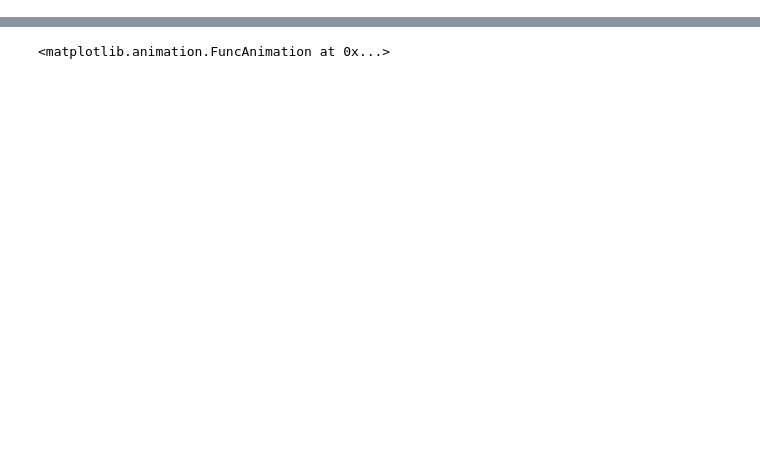
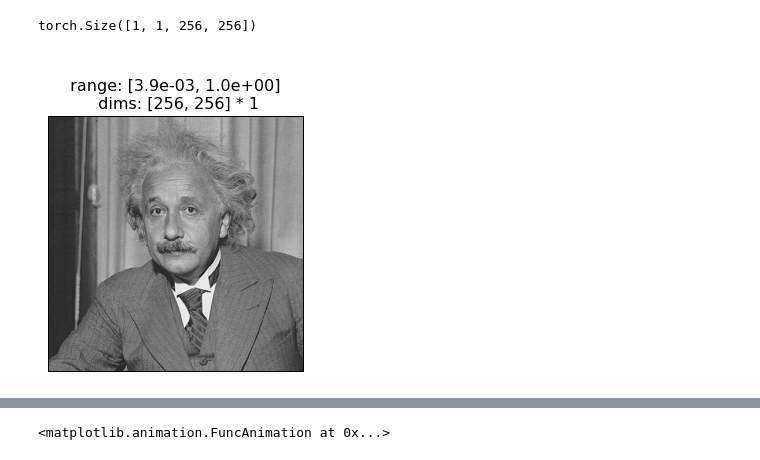
Before and after one commit to plenoptic-org/brainhack-2025, a Jupyter notebook: plenoptic-example.ipynb, the cells around one changed output, grey strips where cells are left out. Cells and saved outputs as stored; diff of their text form; code cells hidden in the pictures; blank space fills up the shorter version.

```diff
--- a/plenoptic-example.ipynb
+++ b/plenoptic-example.ipynb
@@ -21,0 +24,7 @@ torch.Size([1, 1, 256, 256])
+# %%
+img = po.data.einstein().to(0)
+print(img.shape)
+po.imshow(img);
+# %% [output]
+torch.Size([1, 1, 256, 256])
+[figure, added]
```
Also changed, not shown: parts of 17 cells of this notebook.
